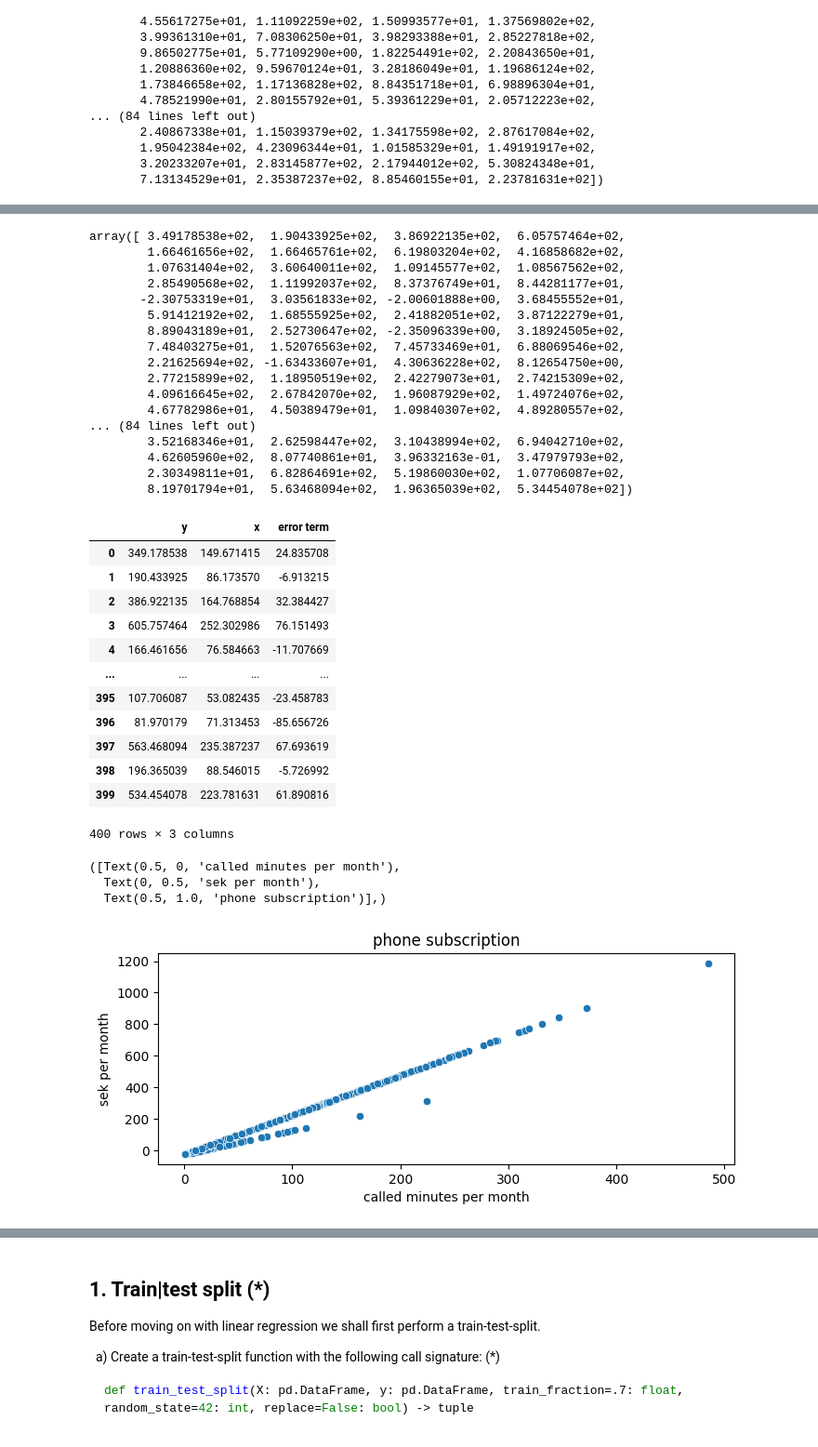
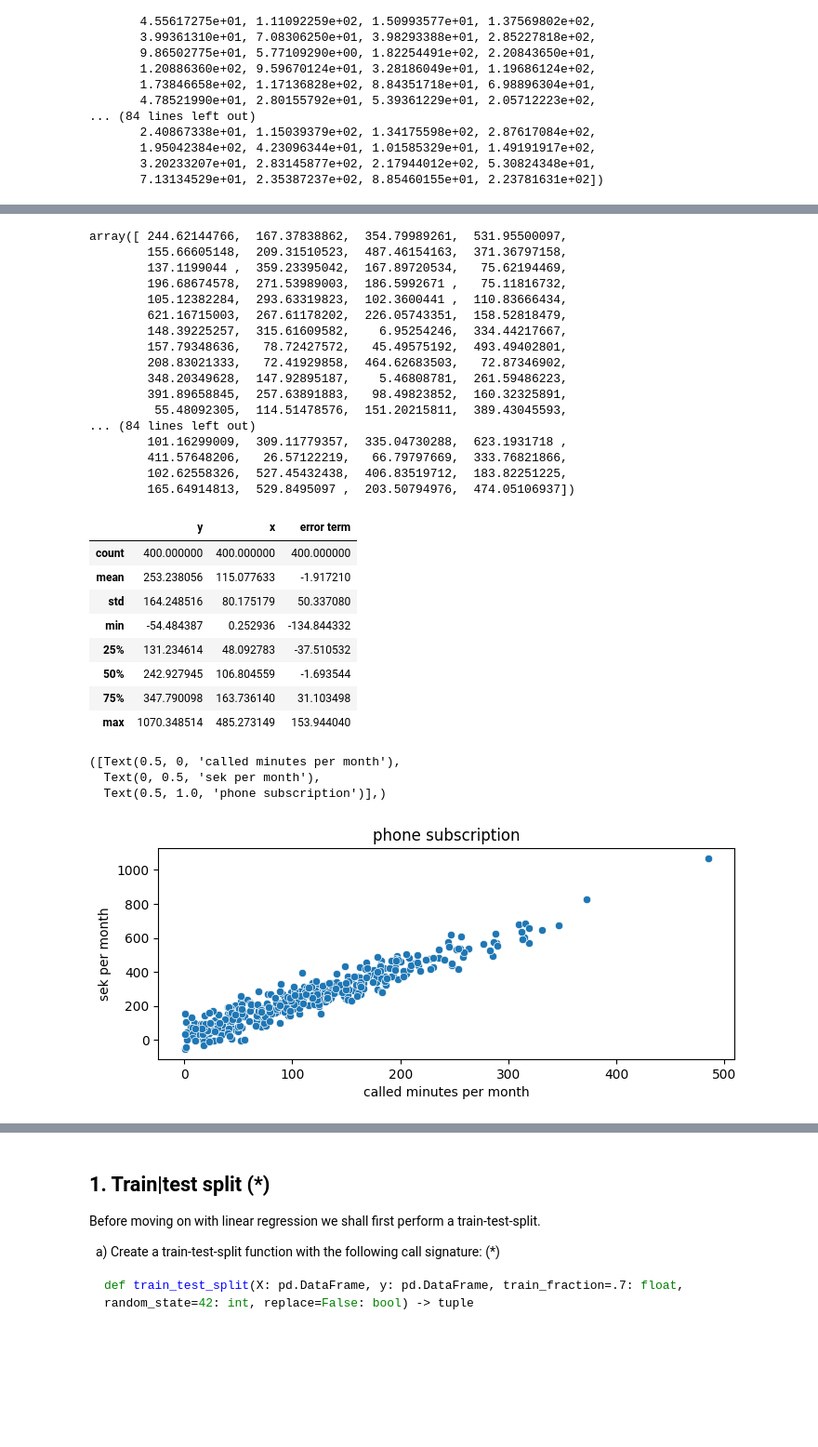
Before and after one commit to yuna-liu/Maskininlarning-Yuna-Liu, a Jupyter notebook: Exercises/E00_linear_regression.ipynb, the cells around one changed output, grey strips where cells are left out. Shown: that part at 93% size. Saved outputs shown, nothing was run; the diff lists cells and outputs as text; code cells hidden in the pictures; blank space fills up the shorter version.

```diff
--- a/Exercises/E00_linear_regression.ipynb
+++ b/Exercises/E00_linear_regression.ipynb
@@ -88,7 +88,7 @@ mu=100
 sigma=100
 size=400
 np.random.seed(42)
-phone_x=np.absolute(np.random.normal(mu,sigma,size))
+phone_x=np.abs(np.random.normal(mu,sigma,size))
 phone_x
 # %% [output]
 array([1.49671415e+02, 8.61735699e+01, 1.64768854e+02, 2.52302986e+02,
@@ -133,48 +132,45 @@ array([  24.83570765,   -6.91321506,   32.38442691,   76.15149282,
 # %%
 def y(x): return 2*x+25+error_term
+def y_predicted(x): return 2*x+25
 phone_y = y(phone_x)
 phone_y
 # %% [output]
-array([ 3.49178538e+02,  1.90433925e+02,  3.86922135e+02,  6.05757464e+02,
-        1.66461656e+02,  1.66465761e+02,  6.19803204e+02,  4.16858682e+02,
-        1.07631404e+02,  3.60640011e+02,  1.09145577e+02,  1.08567562e+02,
-        2.85490568e+02,  1.11992037e+02,  8.37376749e+01,  8.44281177e+01,
-       -2.30753319e+01,  3.03561833e+02, -2.00601888e+00,  3.68455552e+01,
-        5.91412192e+02,  1.68555925e+02,  2.41882051e+02,  3.87122279e+01,
-        8.89043189e+01,  2.52730647e+02, -2.35096339e+00,  3.18924505e+02,
-        7.48403275e+01,  1.52076563e+02,  7.45733469e+01,  6.88069546e+02,
-        2.21625694e+02, -1.63433607e+01,  4.30636228e+02,  8.12654750e+00,
-        2.77215899e+02,  1.18950519e+02,  2.42279073e+01,  2.74215309e+02,
-        4.09616645e+02,  2.67842070e+02,  1.96087929e+02,  1.49724076e+02,
-        4.67782986e+01,  4.50389479e+01,  1.09840307e+02,  4.89280557e+02,
+array([ 244.62144766,  167.37838862,  354.79989261,  531.95500097,
+        155.66605148,  209.31510523,  487.46154163,  371.36797158,
+        137.1199044 ,  359.23395042,  167.89720534,   75.62194469,
+        196.68674578,  271.53989003,  186.5992671 ,   75.11816732,
+        105.12382284,  293.63319823,  102.3600441 ,  110.83666434,
+        621.16715003,  267.61178202,  226.05743351,  158.52818479,
+        148.39225257,  315.61609582,    6.95254246,  334.44217667,
+        157.79348636,   78.72427572,   45.49575192,  493.49402801,
+        208.83021333,   72.41929858,  464.62683503,   72.87346902,
+        348.20349628,  147.92895187,    5.46808781,  261.59486223,
+        391.89658845,  257.63891883,   98.49823852,  160.32325891,
+         55.48092305,  114.51478576,  151.20215811,  389.43045593,
 ... (84 lines left out)
-        3.52168346e+01,  2.62598447e+02,  3.10438994e+02,  6.94042710e+02,
-        4.62605960e+02,  8.07740861e+01,  3.96332163e-01,  3.47979793e+02,
-        2.30349811e+01,  6.82864691e+02,  5.19860030e+02,  1.07706087e+02,
-        8.19701794e+01,  5.63468094e+02,  1.96365039e+02,  5.34454078e+02])
+        101.16299009,  309.11779357,  335.04730288,  623.1931718 ,
+        411.57648206,   26.57122219,   66.79797669,  333.76821866,
+        102.62558326,  527.45432438,  406.83519712,  183.82251225,
+        165.64914813,  529.8495097 ,  203.50794976,  474.05106937])
 # %%
 phone_df = pd.DataFrame({'y':phone_y, 'x':phone_x, 'error term': error_term})
-phone_df
+phone_df.describe()
 # %% [output]
 |  | y | x | error term |
-| 0 | 349.178538 | 149.671415 | 24.835708 |
-| 1 | 190.433925 | 86.173570 | -6.913215 |
-| 2 | 386.922135 | 164.768854 | 32.384427 |
-| 3 | 605.757464 | 252.302986 | 76.151493 |
-| 4 | 166.461656 | 76.584663 | -11.707669 |
-| ... | ... | ... | ... |
-| 395 | 107.706087 | 53.082435 | -23.458783 |
-| 396 | 81.970179 | 71.313453 | -85.656726 |
-| 397 | 563.468094 | 235.387237 | 67.693619 |
-| 398 | 196.365039 | 88.546015 | -5.726992 |
-| 399 | 534.454078 | 223.781631 | 61.890816 |
+| count | 400.000000 | 400.000000 | 400.000000 |
+| mean | 253.238056 | 115.077633 | -1.917210 |
+| std | 164.248516 | 80.175179 | 50.337080 |
+| min | -54.484387 | 0.252936 | -134.844332 |
+| 25% | 131.234614 | 48.092783 | -37.510532 |
+| 50% | 242.927945 | 106.804559 | -1.693544 |
+| 75% | 347.790098 | 163.736140 | 31.103498 |
+| max | 1070.348514 | 485.273149 | 153.944040 |
-400 rows × 3 columns
 # %%
 fig, ax = plt.subplots(figsize=(8,3),dpi=100)
-sns.scatterplot(data=phone_df, x=phone_x, y=phone_y)
+sns.scatterplot(data=phone_df, x='x', y='y')
 ax.set(xlabel='called minutes per month', ylabel='sek per month', title='phone subscription'),
 # %% [output]
 ([Text(0.5, 0, 'called minutes per month'),
   Text(0, 0.5, 'sek per month'),
   Text(0.5, 1.0, 'phone subscription')],)
-[figure, old version]
+[figure, new version]
```
Also changed, not shown: parts of 13 cells of this notebook.
